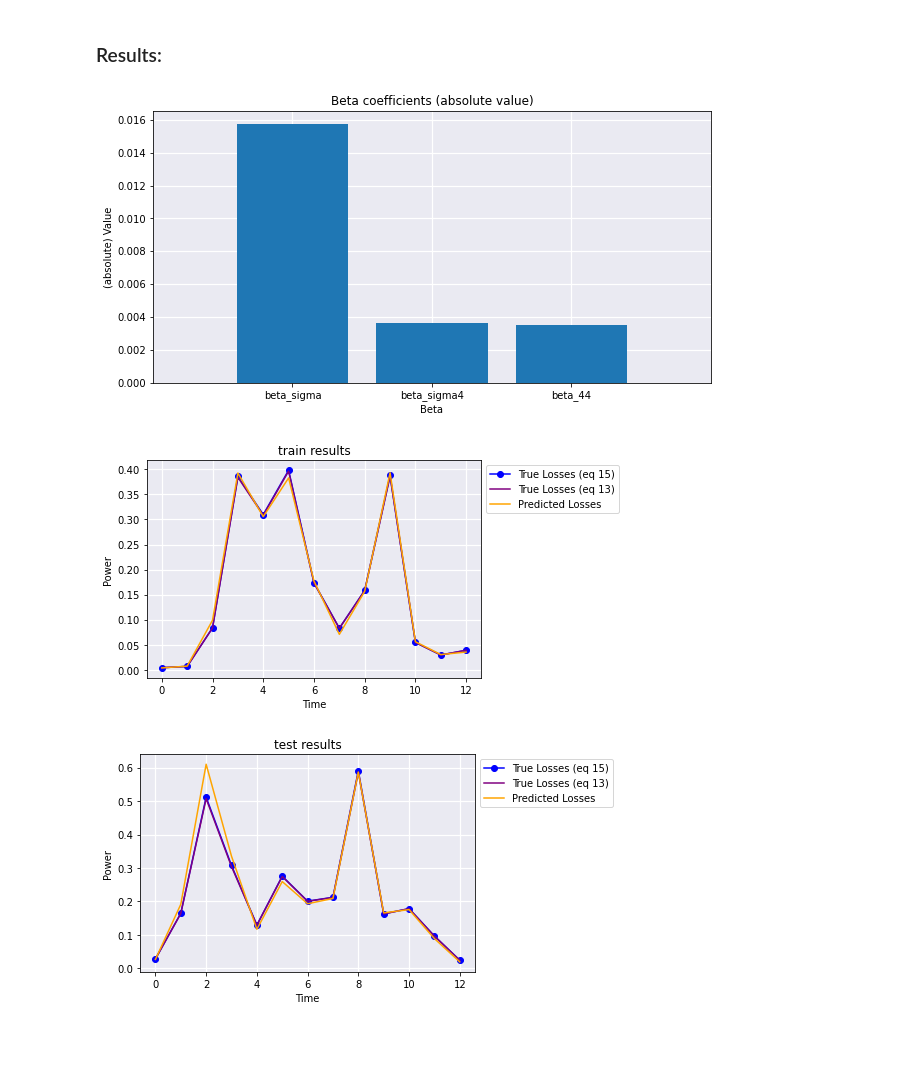
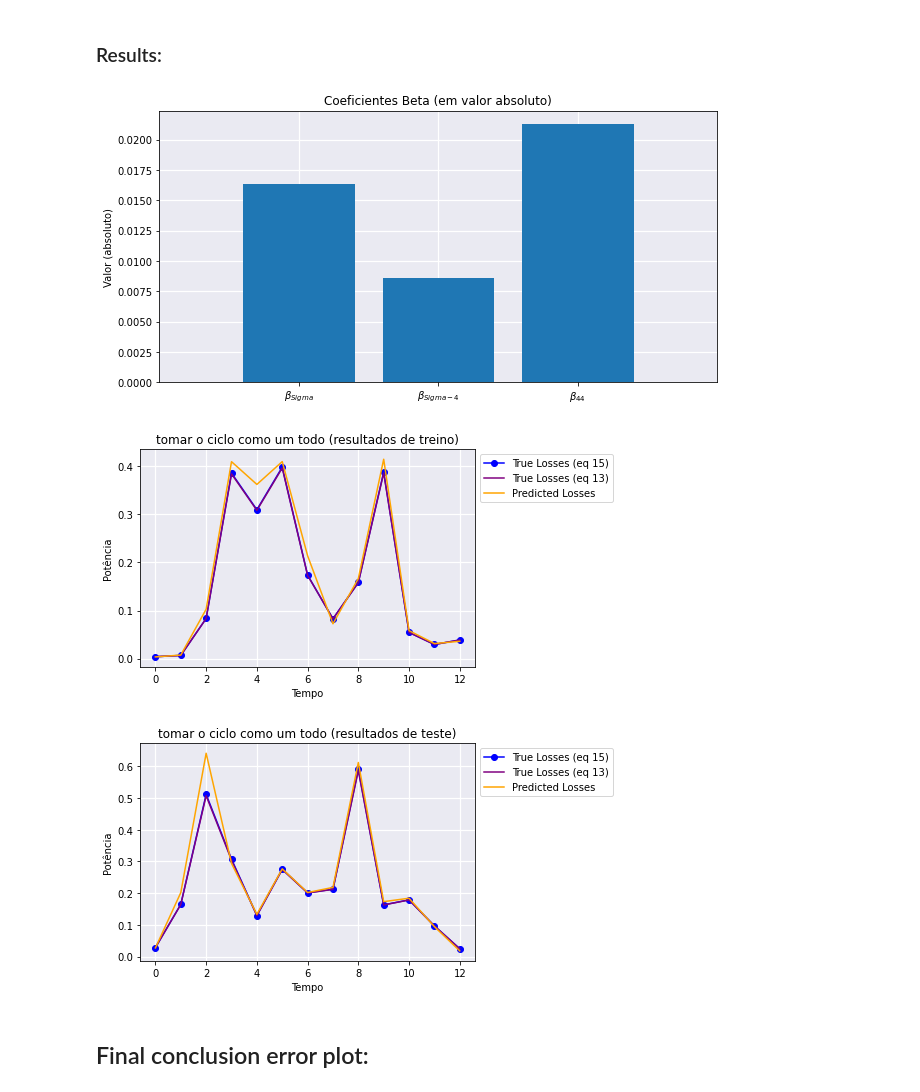
Before and after one commit to leobt23/ADRI, a Jupyter notebook: tpc2/Class2_v4.ipynb, the cells around one changed output. Cells and saved outputs as stored; diff of their text form; code cells hidden in the pictures; blank space fills up the shorter version.

Commit message:
Adding the final error plot. Maybe we refine this plot later.

```diff
--- a/tpc2/Class2_v4.ipynb
+++ b/tpc2/Class2_v4.ipynb
@@ -493,7 +495,7 @@ plot_beta(np_mean_betas,xAxisLegend)
 # %%
 # plot function
 
-def plot_predictions(Y1,Y2,pred_Y,mode):
+def plot_predictions(Y1,Y2,pred_Y,mode,problem_type):
     # plot prediction and true values
     fig, ax = plt.subplots()
     ax.plot(range(time),Y1,'o-',color='blue',label='True Losses (eq 15)')
@@ -501,12 +503,30 @@ def plot_predictions(Y1,Y2,pred_Y,mode):
     ax.plot(range(time),pred_Y,'-',color='orange',label='Predicted Losses')
     ax.legend()
     ax.legend(loc='upper left', bbox_to_anchor=(1.0, 1.0))
-    ax.set_xlabel('Time')
-    ax.set_ylabel('Power')
-    if mode=='train':
-        ax.set_title('train results')
-    if mode=='test':
-        ax.set_title('test results')
+    ax.set_xlabel('Tempo')
+    ax.set_ylabel('Potência')
+    if problem_type=='original':
+        if mode=='train':
+            ax.set_title('problema original (resultados de treino)')
+        if mode=='test':
+            ax.set_title('problema original (resultados de teste)')
+    if problem_type=='adjacency':
+        if mode=='train':
+            ax.set_title('adjacência (resultados de treino)')
+        if mode=='test':
+            ax.set_title('adjacência (resultados de teste)')
+    if problem_type=='only accounting each bus':
+        if mode=='train':
+            ax.set_title('só bus solitários (resultados de treino)')
+        if mode=='test':
+            ax.set_title('só bus solitários (resultados de teste)')
+    if problem_type=='accounting cycle as a whole':
+        if mode=='train':
+            ax.set_title('tomar o ciclo como um todo (resultados de treino)')
+        if mode=='test':
+            ax.set_title('tomar o ciclo como um todo (resultados de teste)')
+
+
     # set background color
     ax.set_facecolor('#eaeaf2')
     # add white grid
@@ -618,7 +666,9 @@ def create_X_chal_4(P):
 # training data
 X4 = create_X_chal_4(P)
 
-best_beta4=find_best_beta(X4,Y1,Y2,1/20)[1]
+iterations=1000
+noise_proportion=5
+best_beta4=find_mean_betas(X4,Y1,Y2,noise_proportion,iterations)[1]
 
 pred_Y4=X4@best_beta4
 
@@ -630,14 +680,16 @@ pred_Ytest4=Xtest4@best_beta4
 # %% [markdown]
 ### Results:
 # %%
-xAxisLegend=["beta_sigma","beta_sigma4","beta_44"]
+xAxisLegend = [r'$\beta_{Sigma}$',r'$\beta_{Sigma-4}$',r'$\beta_{44}$']
 
 plot_beta(best_beta4, xAxisLegend)
 
-plot_predictions(Y1,Y2,pred_Y4,'train')
+plot_predictions(Y1,Y2,pred_Y4,'train','accounting cycle as a whole')
 
-plot_predictions(Y1test,Y2test,pred_Ytest4,'test')
+plot_predictions(Y1test,Y2test,pred_Ytest4,'test','accounting cycle as a whole')
 # %% [output]
-[figure, old version]
+[figure, new version]
-[figure, old version]
+[figure, new version]
-[figure, old version]
+[figure, new version]
+# %% [markdown]
+## Final conclusion error plot:
```
Also changed, not shown: parts of 14 cells of this notebook.
